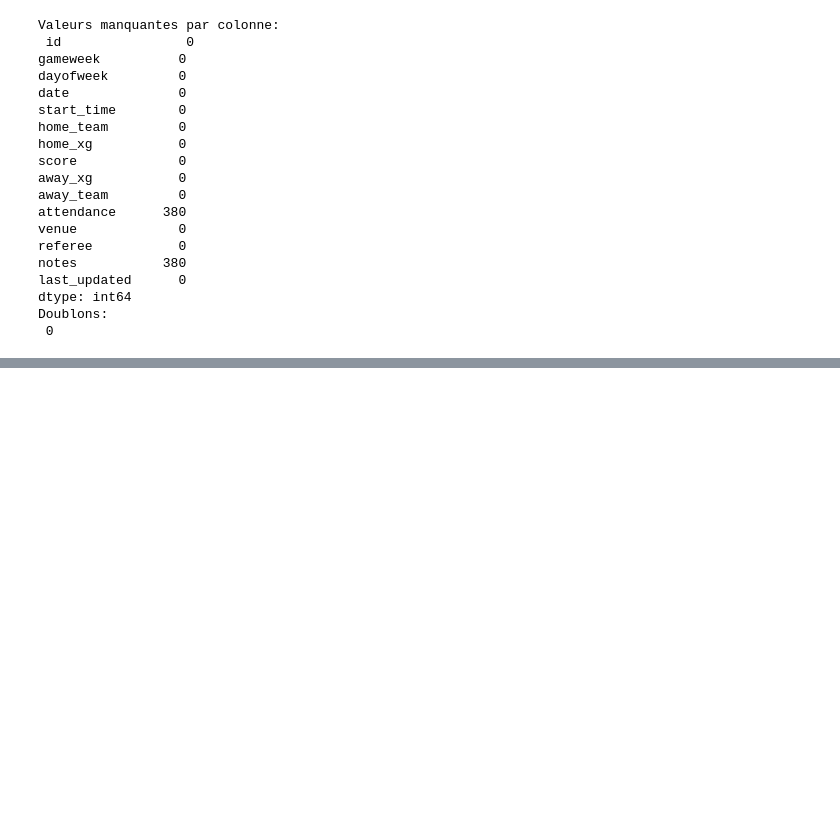
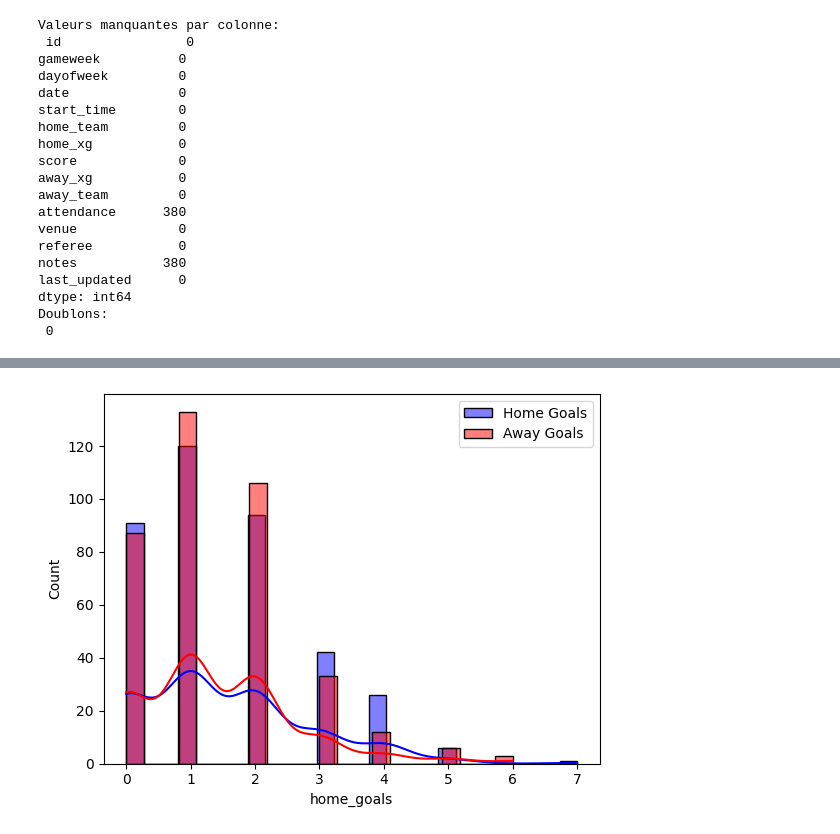
Before and after one commit to Angislad20/Premier-League-2024-25-EDA, a Jupyter notebook: notebooks/01_EDA_matches.ipynb, the cells around one changed output, grey strips where cells are left out. Saved outputs shown, nothing was run; the diff lists cells and outputs as text; code cells hidden in the pictures; blank space fills up the shorter version.

```diff
--- a/notebooks/01_EDA_matches.ipynb
+++ b/notebooks/01_EDA_matches.ipynb
@@ -76,3 +76,7 @@ last_updated      0
 dtype: int64
 Doublons:
  0
+# %%
+# ignorons les colonnes attendance et notes
+df_eda = df.drop(columns=['attendance', 'notes'])
+df_eda.head()
@@ -78,0 +90,4 @@ Doublons:
+# %%
+# conversion des types date en datetime
+df_eda['date'] = pd.to_datetime(df_eda['date'])
+df_eda['start_time'] = pd.to_datetime(df_eda['start_time'], format='%H:%M').dt.time
@@ -78,0 +126,11 @@ Doublons:
+# %%
+# extraction des buts mis à domicile comme à l'exterieur depuis la colonne score
+df_eda[['home_goals','away_goals']] = df_eda['score'].str.split('–', expand=True).astype(int)
+# %%
+# Verification de la distribution des scores
+sns.histplot(df_eda['home_goals'], kde=True, color='blue', label='Home Goals')
+sns.histplot(df_eda['away_goals'], kde=True, color='red', label='Away Goals')
+plt.legend()
+plt.show()
+# %% [output]
+[figure, added]
```
Also changed, not shown: parts of 10 cells of this notebook, 3 other files.
